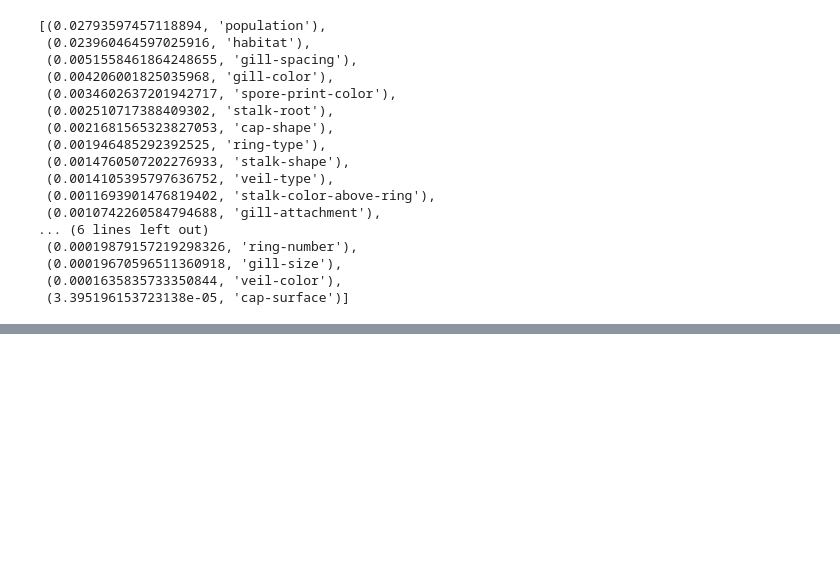
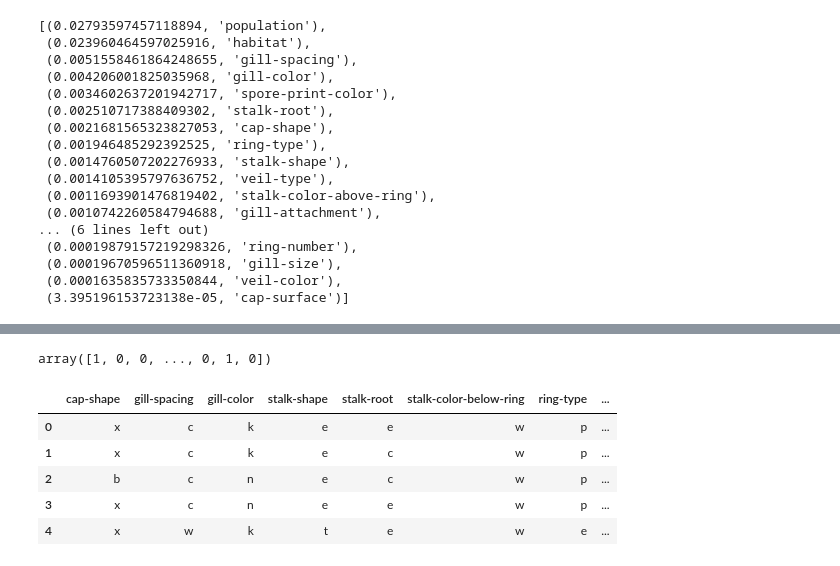
Before and after one commit to Nomadic-Shedevil/Project_4_Group_1, a Jupyter notebook: Random_Forest_Analysis.ipynb, the cells around one changed output, grey strips where cells are left out. Cells and saved outputs as stored; diff of their text form; code cells hidden in the pictures; blank space fills up the shorter version.

```diff
--- a/Random_Forest_Analysis.ipynb
+++ b/Random_Forest_Analysis.ipynb
@@ -245,0 +271,23 @@ pickle.dump(rf_model, open('rf_model.pkl','wb'))
+# %%
+# Separate the y variable, the labels
+y = df['class']
+
+# Separate the X variable, the features
+X = df.drop(columns=["class","gill-size","veil-color","cap-surface",'ring-number','stalk-surface-above-ring','bruises',
+                    'odor','stalk-surface-below-ring','gill-attachment','stalk-color-above-ring','veil-type','cap-color'])
+# %%
+from sklearn.preprocessing import LabelEncoder
+label_model = LabelEncoder()
+y_encoded = label_model.fit_transform(y)
+y_encoded
+# %% [output]
+array([1, 0, 0, ..., 0, 1, 0])
+# %%
+X[:5]
+# %% [output]
+|  | cap-shape | gill-spacing | gill-color | stalk-shape | stalk-root | stalk-color-below-ring | ring-type | ... |
+| 0 | x | c | k | e | e | w | p | ... |
+| 1 | x | c | k | e | c | w | p | ... |
+| 2 | b | c | n | e | c | w | p | ... |
+| 3 | x | c | n | e | e | w | p | ... |
+| 4 | x | w | k | t | e | w | e | ... |
```
Also changed, not shown: parts of 20 cells of this notebook, 4 other files.
